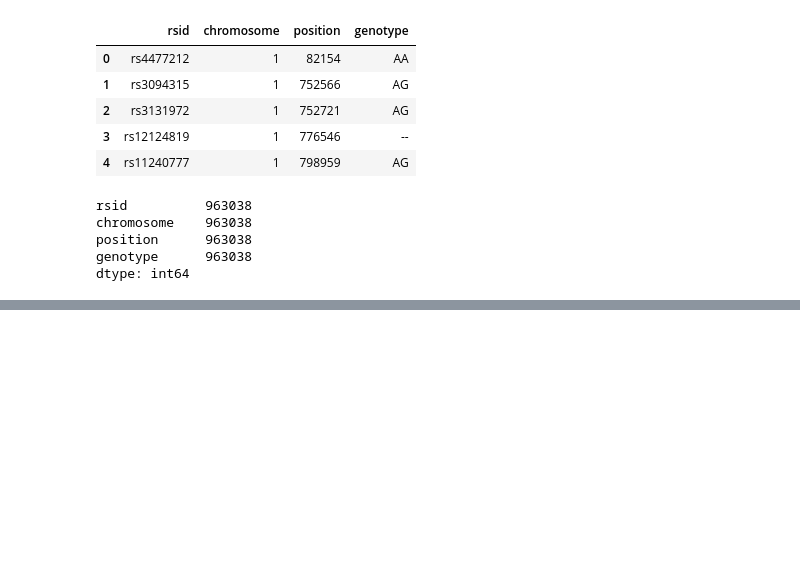
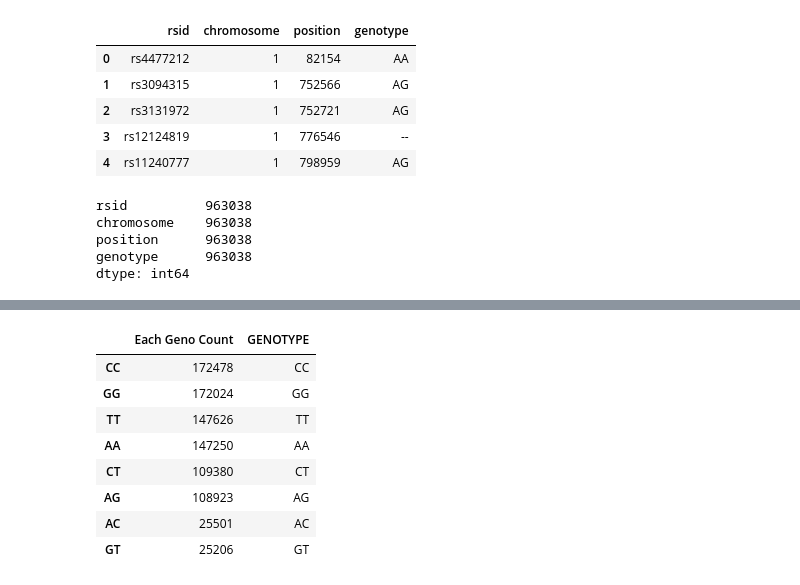
Before and after one commit to m-duval/genome_project, a Jupyter notebook: duval_dna.ipynb, the cells around one changed output, grey strips where cells are left out. Drawn from its saved outputs; the diff is of its cells as text; code cells hidden in the pictures; blank space fills up the shorter version.

```diff
--- a/duval_dna.ipynb
+++ b/duval_dna.ipynb
@@ -36,0 +151,13 @@ dtype: int64
+# %%
+only_8_df = geno_full_count_df.iloc[0:8,:]
+only_8_df
+# %% [output]
+|  | Each Geno Count | GENOTYPE |
+| CC | 172478 | CC |
+| GG | 172024 | GG |
+| TT | 147626 | TT |
+| AA | 147250 | AA |
+| CT | 109380 | CT |
+| AG | 108923 | AG |
+| AC | 25501 | AC |
+| GT | 25206 | GT |
```
Also changed, not shown: parts of 11 cells of this notebook.
